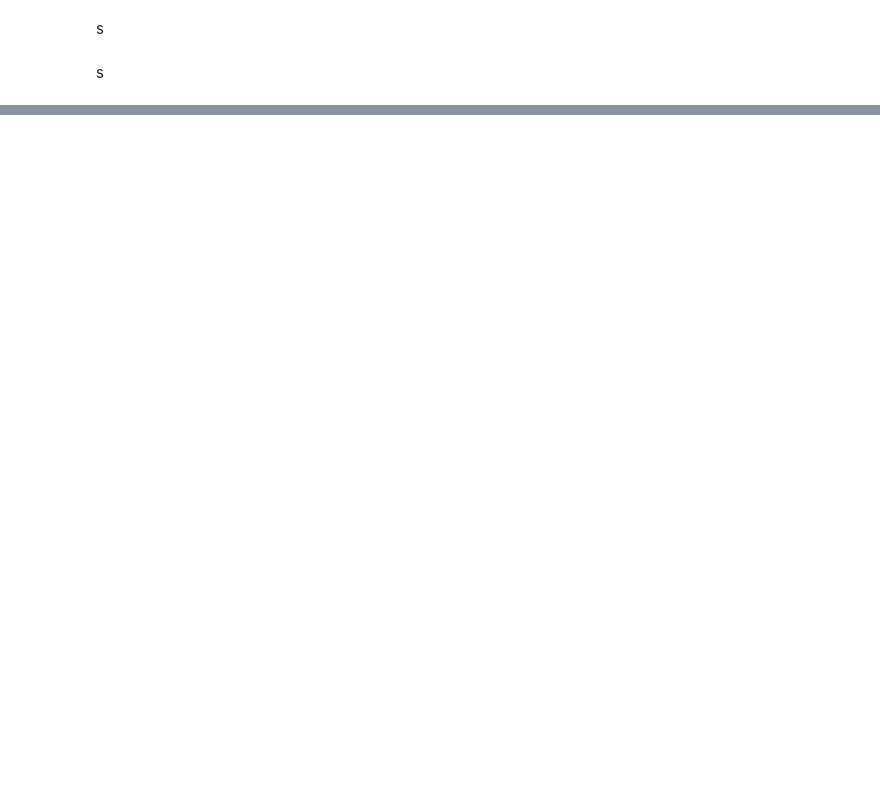
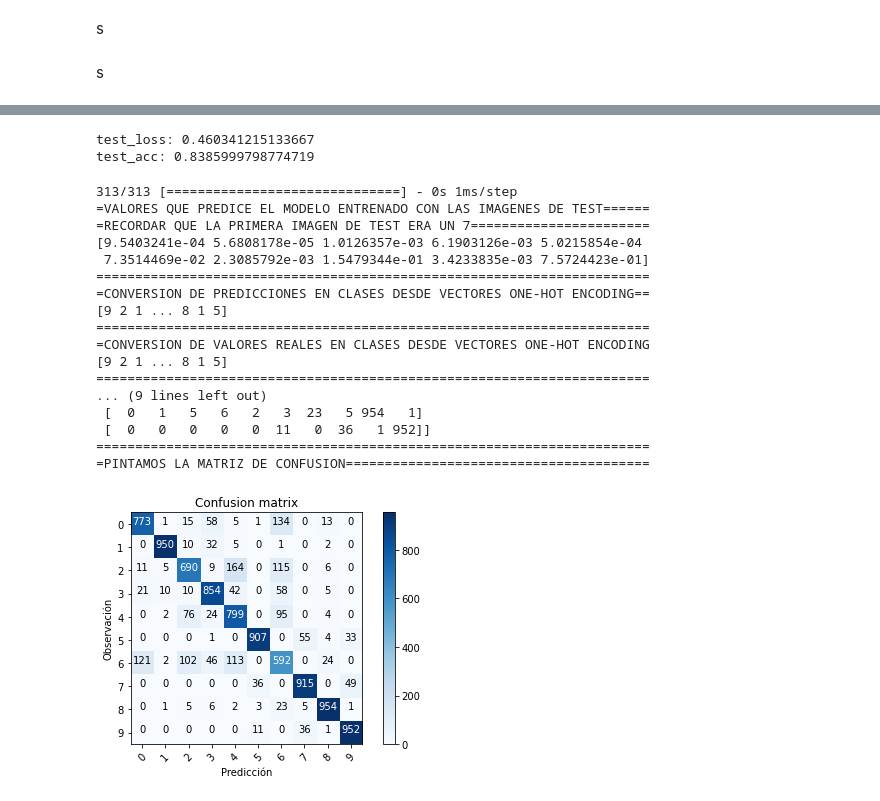
Before and after one commit to javierarteagapuell/deeplearning, a Jupyter notebook: PRACTICA_Fashion_MNIST.ipynb, the cells around one changed output, grey strips where cells are left out. Cells and saved outputs as stored; diff of their text form; code cells hidden in the pictures; blank space fills up the shorter version.

```diff
--- a/PRACTICA_Fashion_MNIST.ipynb
+++ b/PRACTICA_Fashion_MNIST.ipynb
@@ -618,0 +980,5 @@ for i in range(6):
+# %%
+model.summary()
+model.compile(optimizer='rmsprop',
+              loss='categorical_crossentropy',
+              metrics=['accuracy'])
@@ -618,0 +999,15 @@ for i in range(6):
+# %%
+one_hot_train_labels=train_labels
+
+
+x_val = train_data[:10000]
+partial_x_train = train_data[10000:]
+
+y_val = one_hot_train_labels[:10000]
+partial_y_train = one_hot_train_labels[10000:]
+# %%
+history = model.fit(train_data,
+          train_labels,
+          epochs=5,
+          batch_size=128,
+          validation_data=(x_val, y_val))
@@ -618,0 +1029,6 @@ for i in range(6):
+# %%
+print('test_loss:', test_loss)
+print('test_acc:', test_acc)
+# %% [output]
+test_loss: 0.460341215133667
+test_acc: 0.8385999798774719
@@ -618,0 +1067,49 @@ for i in range(6):
+# %%
+from collections import Counter
+from sklearn.metrics import confusion_matrix
+import itertools
+import numpy as np
+
+# Predicción de valores desde el dataset de validación
+Y_pred = model.predict(test_data)
+print("=VALORES QUE PREDICE EL MODELO ENTRENADO CON LAS IMAGENES DE TEST======")
+print("=RECORDAR QUE LA PRIMERA IMAGEN DE TEST ERA UN 7=======================")
+print(Y_pred[0])
+print("=======================================================================")
+# Convertir en predicciones de clases desde los vectores one-hot encoding
+Y_pred_classes = np.argmax(Y_pred, axis = 1)
+print("=CONVERSION DE PREDICCIONES EN CLASES DESDE VECTORES ONE-HOT ENCODING==")
+print(Y_pred_classes)
+print("=======================================================================")
+# Convertir en clases de observación desde los vectores one-hot encoding
+Y_true = np.argmax(test_labels, axis = 1)
+print("=CONVERSION DE VALORES REALES EN CLASES DESDE VECTORES ONE-HOT ENCODING")
+print(Y_true)
+print("=======================================================================")
+# Computar la matriz de confusión
+confusion_mtx = confusion_matrix(Y_true, Y_pred_classes)
+print("=MATRIZ DE CONFUSION CON VALORES REALES FRENTE A LOS PREDICHOS=========")
+print(confusion_mtx)
+print("=======================================================================")
+# Dibujar la matriz de confusión
+print("=PINTAMOS LA MATRIZ DE CONFUSION=======================================")
+plot_confusion_matrix(confusion_mtx, classes = range(10))
+# %% [output]
+313/313 [==============================] - 0s 1ms/step
+=VALORES QUE PREDICE EL MODELO ENTRENADO CON LAS IMAGENES DE TEST======
+=RECORDAR QUE LA PRIMERA IMAGEN DE TEST ERA UN 7=======================
+[9.5403241e-04 5.6808178e-05 1.0126357e-03 6.1903126e-03 5.0215854e-04
+ 7.3514469e-02 2.3085792e-03 1.5479344e-01 3.4233835e-03 7.5724423e-01]
+=======================================================================
+=CONVERSION DE PREDICCIONES EN CLASES DESDE VECTORES ONE-HOT ENCODING==
+[9 2 1 ... 8 1 5]
+=======================================================================
+=CONVERSION DE VALORES REALES EN CLASES DESDE VECTORES ONE-HOT ENCODING
+[9 2 1 ... 8 1 5]
+=======================================================================
+... (9 lines left out)
+ [  0   1   5   6   2   3  23   5 954   1]
+ [  0   0   0   0   0  11   0  36   1 952]]
+=======================================================================
+=PINTAMOS LA MATRIZ DE CONFUSION=======================================
+[figure, added]
```
Also changed, not shown: parts of 103 cells of this notebook.
